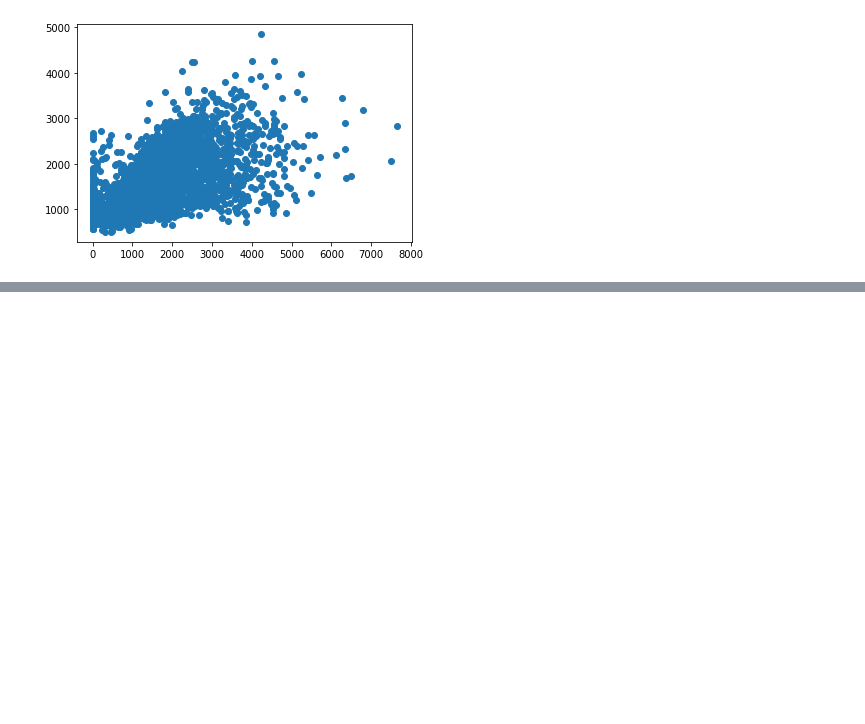
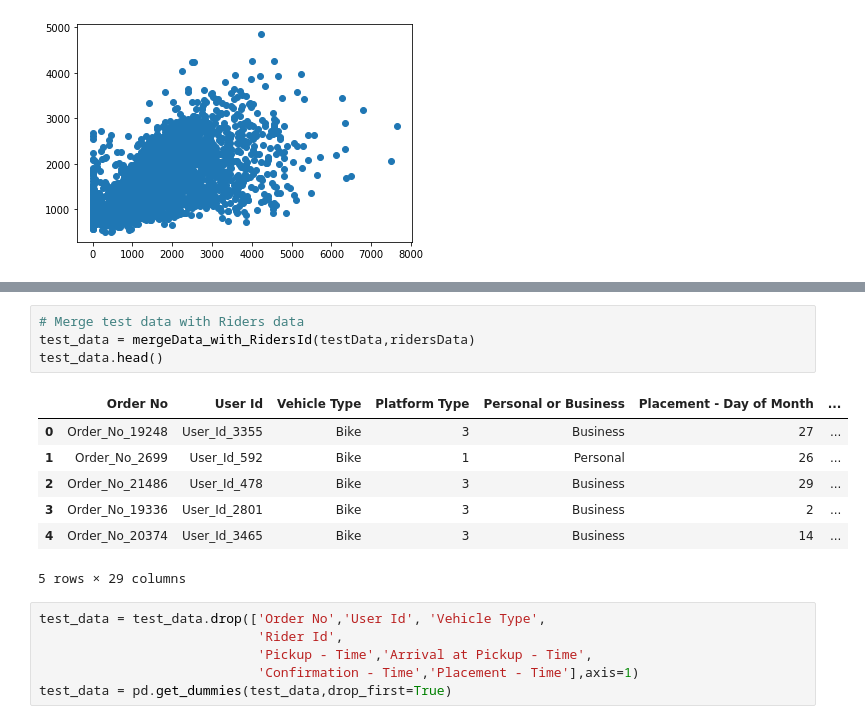
Before and after one commit to wkirui/SendyModel, a Jupyter notebook: Sendy Logistics Model.ipynb, the cells around one changed output, grey strips where cells are left out. Cells and saved outputs as stored; diff of their text form; blank space fills up the shorter version.

```diff
--- a/Sendy Logistics Model.ipynb
+++ b/Sendy Logistics Model.ipynb
@@ -285,0 +379,18 @@ plt.show()
+# %%
+# Merge test data with Riders data
+test_data = mergeData_with_RidersId(testData,ridersData)
+test_data.head()
+# %% [output]
+|  | Order No | User Id | Vehicle Type | Platform Type | Personal or Business | Placement - Day of Month | ... |
+| 0 | Order_No_19248 | User_Id_3355 | Bike | 3 | Business | 27 | ... |
+| 1 | Order_No_2699 | User_Id_592 | Bike | 1 | Personal | 26 | ... |
+| 2 | Order_No_21486 | User_Id_478 | Bike | 3 | Business | 29 | ... |
+| 3 | Order_No_19336 | User_Id_2801 | Bike | 3 | Business | 2 | ... |
+| 4 | Order_No_20374 | User_Id_3465 | Bike | 3 | Business | 14 | ... |
+5 rows × 29 columns
+# %%
+test_data = test_data.drop(['Order No','User Id', 'Vehicle Type',
+                            'Rider Id',
+                            'Pickup - Time','Arrival at Pickup - Time',
+                            'Confirmation - Time','Placement - Time'],axis=1)
+test_data = pd.get_dummies(test_data,drop_first=True)
```
Also changed, not shown: parts of 26 cells of this notebook.
